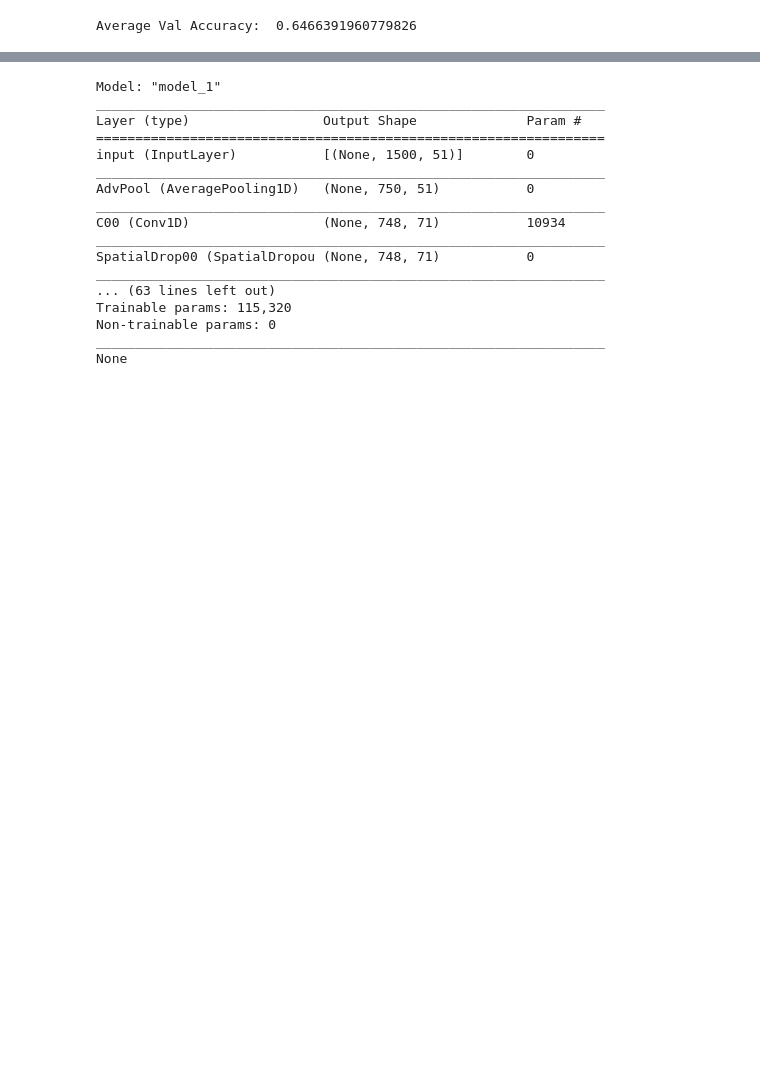
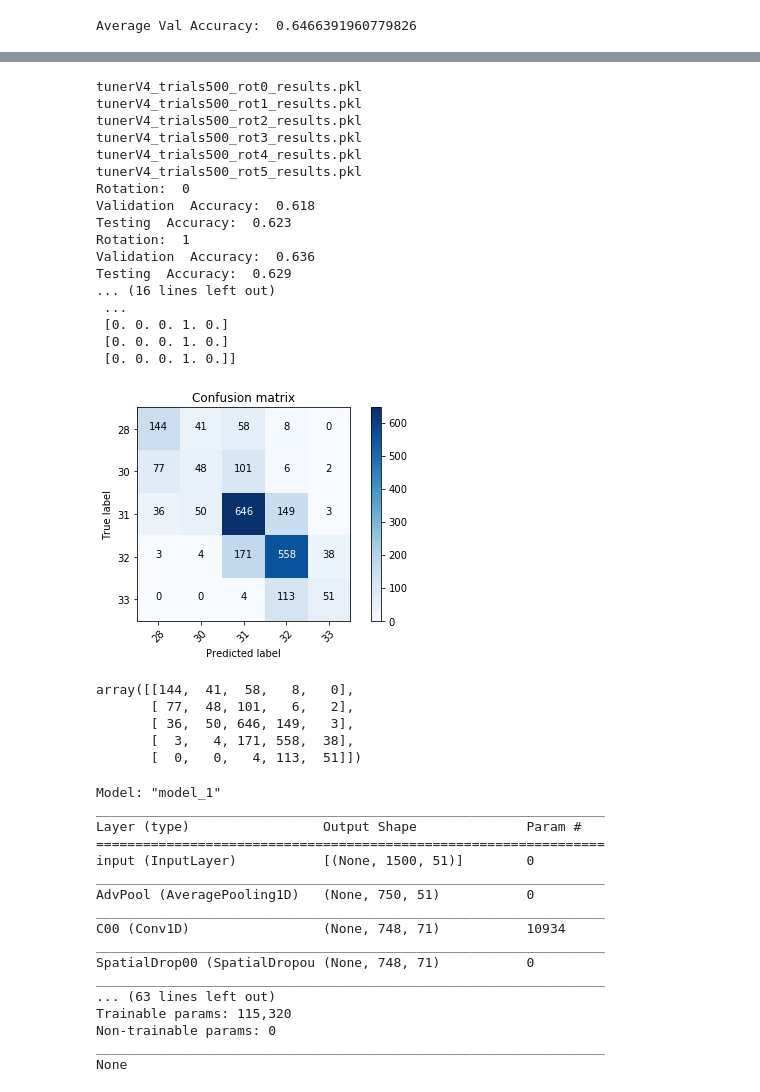
Before and after one commit to RezaTorbati/HonorsThesis, a Jupyter notebook: post.ipynb, the cells around one changed output, grey strips where cells are left out. Saved outputs shown, nothing was run; the diff lists cells and outputs as text; code cells hidden in the pictures; blank space fills up the shorter version.

```diff
--- a/post.ipynb
+++ b/post.ipynb
@@ -66,3 +70,59 @@ Testing  Accuracy:  0.642
+# %%
+results = post.loadResults('results', 'tunerV4_*.pkl')
+types = ['validation', 'testing']
+plot = True
+accuracy = [0] * len(types)
+firstRun = True
+for r in results:
+
+    if hasattr(r['args'], 'rot'): #Did this for backward compatibility
+        print('Rotation: ', r['args'].rot)
+
+    i = 0
+    for t in types:
+        key_predict = 'predict_' + t
+        key_true = 'true_' + t
+
+        try:
+            print(t.capitalize(), ' Accuracy: ', round(r[key_predict+'_eval'][1],3))
+            accuracy[i] += r[key_predict+'_eval'][1]
+            if t == 'testing' and firstRun:
+                valPreds = r[key_predict]
+                valTrues = r[key_true]
+                firstRun = False
+            elif t == 'testing':
+                valPreds = np.concatenate((valPreds, r[key_predict]), axis=0)
+                valTrues = np.concatenate((valTrues, r[key_true]), axis=0)
+        except KeyError as e:
+            print('Error, cannot find key ', t)
+        i+=1
+print(len(valTrues))
+print(valTrues)
+metrics.generate_confusion_matrix(valTrues, valPreds, ['28', '30', '31', '32', '33'], plot)
+# %% [output]
+tunerV4_trials500_rot0_results.pkl
+tunerV4_trials500_rot1_results.pkl
+tunerV4_trials500_rot2_results.pkl
+tunerV4_trials500_rot3_results.pkl
+tunerV4_trials500_rot4_results.pkl
+tunerV4_trials500_rot5_results.pkl
+Rotation:  0
+Validation  Accuracy:  0.618
+Testing  Accuracy:  0.623
+Rotation:  1
+Validation  Accuracy:  0.636
+Testing  Accuracy:  0.629
+... (16 lines left out)
+ ...
+ [0. 0. 0. 1. 0.]
+ [0. 0. 0. 1. 0.]
+ [0. 0. 0. 1. 0.]]
+[figure, added]
+array([[144,  41,  58,   8,   0],
+       [ 77,  48, 101,   6,   2],
+       [ 36,  50, 646, 149,   3],
+       [  3,   4, 171, 558,  38],
+       [  0,   0,   4, 113,  51]])
 # %%
 model = tf.keras.models.load_model('results/tunerV4_trials500_rot3_model')
 print(model.summary())
```
Also changed, not shown: parts of 10 cells of this notebook, 3 other files.
